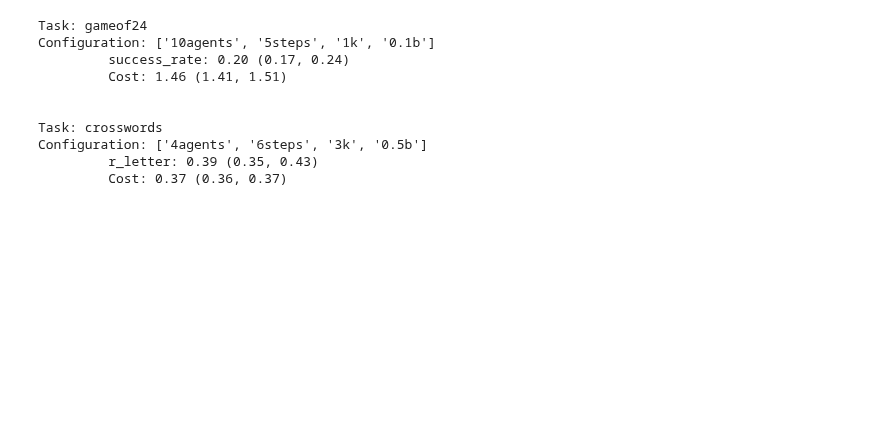
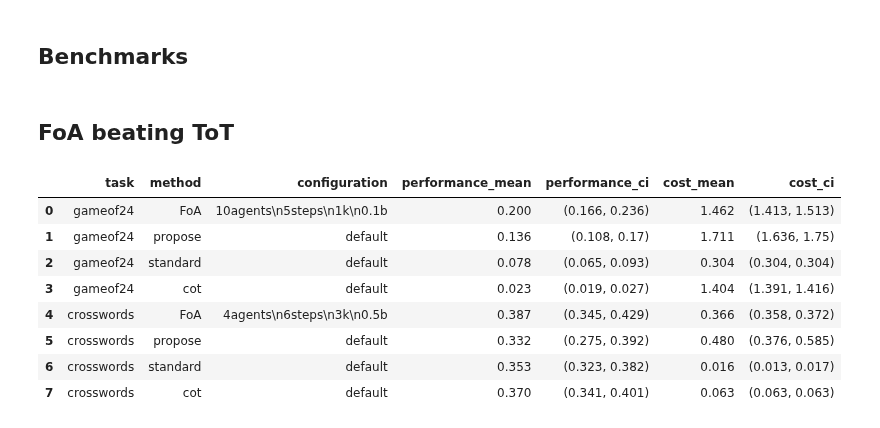
Before and after one commit to au-clan/FoA, a Jupyter notebook: n_arxiv.ipynb, the cells around one changed output. Cells and saved outputs as stored; diff of their text form; code cells hidden in the pictures; blank space fills up the shorter version.

```diff
--- a/n_arxiv.ipynb
+++ b/n_arxiv.ipynb
@@ -140,22 +153,4 @@ for task, optimizations in data.items():
 
             data[task][optimization].update({configuration:{"experiments": experiments, "stats":stats}})
-# %%
-for task in data.keys():
-    print(f"Task: {task}")
-    for configuration, results in data[task]["both"].items():
-        stats = results["stats"]
-        print("Configuration: {}".format(configuration.split('\n')))
-        print(f"\t {metrics[task]}: {stats['performance_mean']:.2f} ({stats['performance_ci'][0]:.2f}, {stats['performance_ci'][1]:.2f})")
-        print(f"\t Cost: {stats['cost_mean']:.2f} ({stats['cost_ci'][0]:.2f}, {stats['cost_ci'][1]:.2f})")
-        print("\n")
-# %% [output]
-Task: gameof24
-Configuration: ['10agents', '5steps', '1k', '0.1b']
-         success_rate: 0.20 (0.17, 0.24)
-         Cost: 1.46 (1.41, 1.51)
-
-
-Task: crosswords
-Configuration: ['4agents', '6steps', '3k', '0.5b']
-         r_letter: 0.39 (0.35, 0.43)
-         Cost: 0.37 (0.36, 0.37)
+# %% [markdown]
+## Benchmarks
@@ -161,0 +235,42 @@ Configuration: ['4agents', '6steps', '3k', '0.5b']
+# %% [markdown]
+## FoA beating ToT
+# %%
+def group_data_per_optimization(data, benchmarks, optimization, task=None):
+    results = []
+
+    for task_ in data.keys():
+
+        # Get FoA results
+        for configuration, experiment_results in data[task_][optimization].items():
+            result = {"task": task_, "method": "FoA", "configuration": configuration}
+            result.update(experiment_results["stats"])
+            results.append(result)
+
+        # Get ToT results
+        for method, stats in benchmarks[task_].items():
+            result = {"task": task_, "method": method, "configuration": "default"}
+            result.update(stats)
+            results.append(result)
+    df = pd.DataFrame(results)
+
+    for ci in ["performance_ci", "cost_ci"]:
+        df[ci] = df[ci].apply(lambda x: (round(x[0], precision), round(x[1], precision)))
+
+    # If a task is specified filter the df
+    if task:
+        df = df[df.task==task]
+    return df
+# %%
+df = group_data_per_optimization(data, benchmarks, "both")
+display(df)
+df.drop(columns=["configuration"]).to_latex("table.tex", index=False)
+# %% [output]
+|  | task | method | configuration | performance_mean | performance_ci | cost_mean | cost_ci |
+| 0 | gameof24 | FoA | 10agents\n5steps\n1k\n0.1b | 0.200 | (0.166, 0.236) | 1.462 | (1.413, 1.513) |
+| 1 | gameof24 | propose | default | 0.136 | (0.108, 0.17) | 1.711 | (1.636, 1.75) |
+| 2 | gameof24 | standard | default | 0.078 | (0.065, 0.093) | 0.304 | (0.304, 0.304) |
+| 3 | gameof24 | cot | default | 0.023 | (0.019, 0.027) | 1.404 | (1.391, 1.416) |
+| 4 | crosswords | FoA | 4agents\n6steps\n3k\n0.5b | 0.387 | (0.345, 0.429) | 0.366 | (0.358, 0.372) |
+| 5 | crosswords | propose | default | 0.332 | (0.275, 0.392) | 0.480 | (0.376, 0.585) |
+| 6 | crosswords | standard | default | 0.353 | (0.323, 0.382) | 0.016 | (0.013, 0.017) |
+| 7 | crosswords | cot | default | 0.370 | (0.341, 0.401) | 0.063 | (0.063, 0.063) |
```
Also changed, not shown: parts of 8 cells of this notebook, 29 other files.
